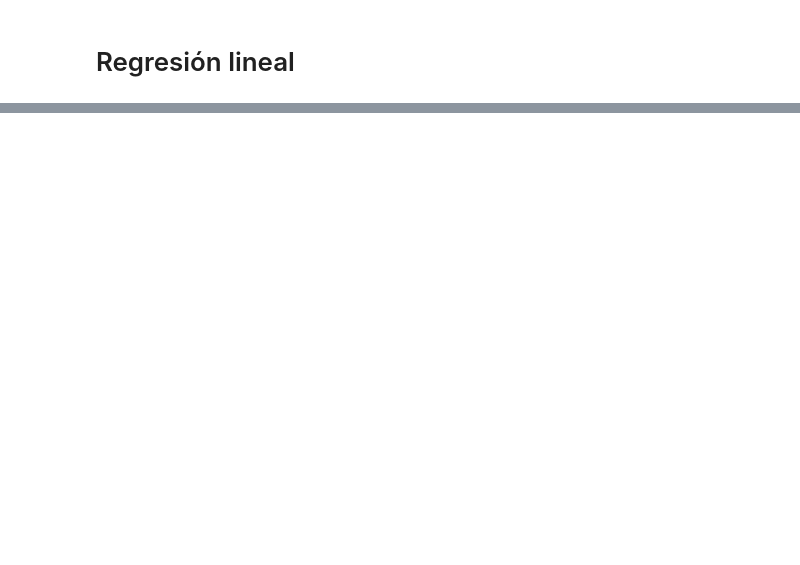
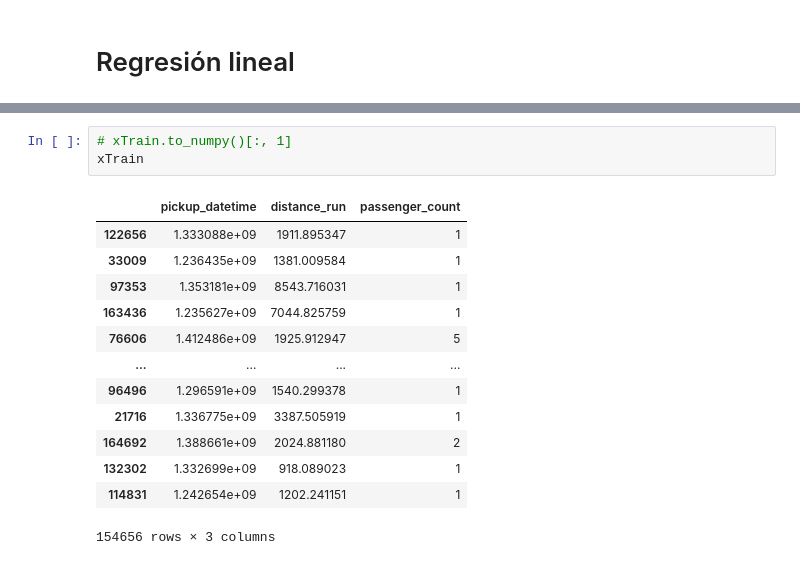
Before and after one commit to gag1005/Mineria-de-datos, a Jupyter notebook: practica3/practica3.ipynb, the cells around one changed output, grey strips where cells are left out. Saved outputs shown, nothing was run; the diff lists cells and outputs as text; blank space fills up the shorter version.

```diff
--- a/practica3/practica3.ipynb
+++ b/practica3/practica3.ipynb
@@ -106,0 +136,17 @@ yTest: (40000, 1)
+# %%
+# xTrain.to_numpy()[:, 1]
+xTrain
+# %% [output]
+|  | pickup_datetime | distance_run | passenger_count |
+| 122656 | 1.333088e+09 | 1911.895347 | 1 |
+| 33009 | 1.236435e+09 | 1381.009584 | 1 |
+| 97353 | 1.353181e+09 | 8543.716031 | 1 |
+| 163436 | 1.235627e+09 | 7044.825759 | 1 |
+| 76606 | 1.412486e+09 | 1925.912947 | 5 |
+| ... | ... | ... | ... |
+| 96496 | 1.296591e+09 | 1540.299378 | 1 |
+| 21716 | 1.336775e+09 | 3387.505919 | 1 |
+| 164692 | 1.388661e+09 | 2024.881180 | 2 |
+| 132302 | 1.332699e+09 | 918.089023 | 1 |
+| 114831 | 1.242654e+09 | 1202.241151 | 1 |
+154656 rows × 3 columns
```
Also changed, not shown: parts of 5 cells of this notebook, 1 other file.
